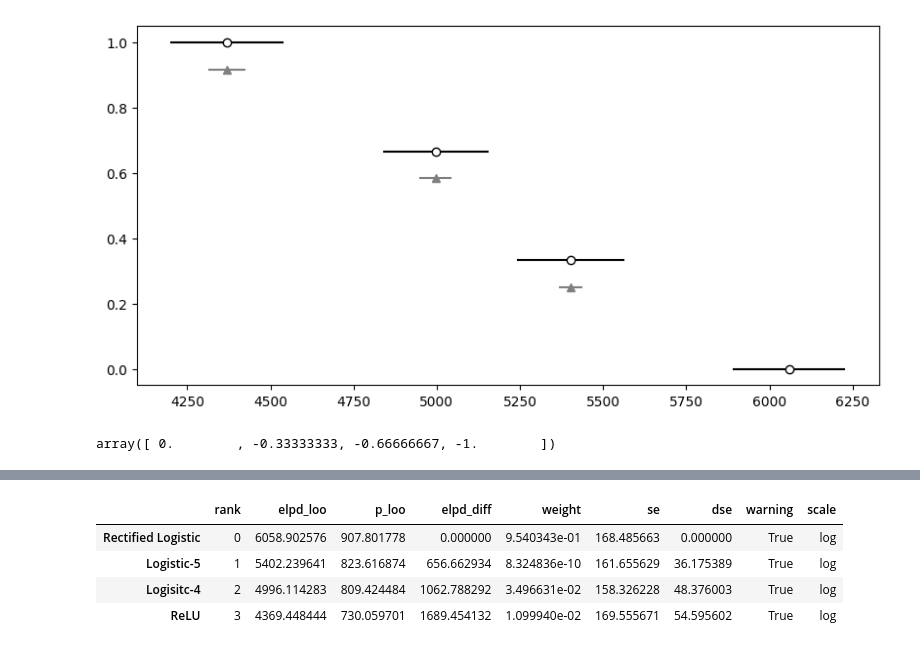
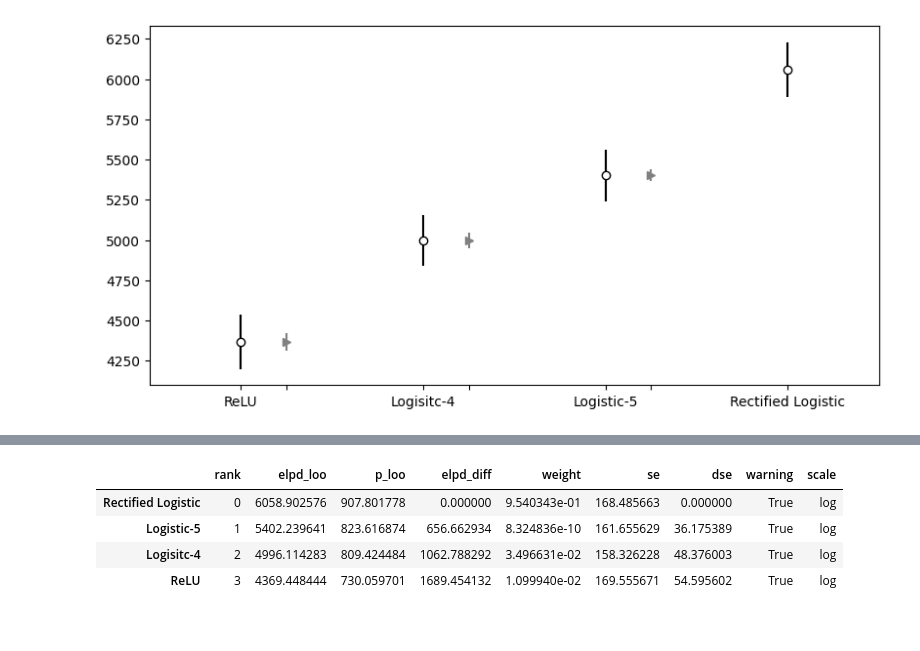
Before and after one commit to hbmep/hbmep-paper, a Jupyter notebook: notebooks/rats/J_RCML_000/fn-comparison/comparison.ipynb, the cells around one changed output, grey strips where cells are left out. Saved outputs shown, nothing was run; the diff lists cells and outputs as text; code cells hidden in the pictures.

Commit message:
finish function and mixture comp. figures

```diff
--- a/notebooks/rats/J_RCML_000/fn-comparison/comparison.ipynb
+++ b/notebooks/rats/J_RCML_000/fn-comparison/comparison.ipynb
@@ -385,9 +441,9 @@ comp_df = compare_dfs["rats"]
 
 # az.plot_compare(comp_df=comp_df, ax=ax, plot_ic_diff=True, plot_standard_error=False)
 ax.errorbar(
-    x=comp_df["elpd_loo"],
-    y=yticks_pos[::2],
-    xerr=comp_df.se,
+    y=comp_df["elpd_loo"],
+    x=yticks_pos[::2],
+    yerr=comp_df.se,
     label="ELPD",
     color="k",
     fmt="o",
@@ -395,18 +451,24 @@ ax.errorbar(
     # mew=linewidth,
     # lw=linewidth,
 )
+
+ax.set_xticks(yticks_pos)
 ax.errorbar(
-    x=comp_df["elpd_loo"].iloc[1:],
-    y=yticks_pos[1::2],
-    xerr=comp_df.dse[1:],
+    y=comp_df["elpd_loo"].iloc[1:],
+    x=yticks_pos[1::2],
+    yerr=comp_df.dse[1:],
     label="ELPD difference",
     color="grey",
-    fmt="^",
+    fmt=">",
     # mew=linewidth,
     # elinewidth=linewidth,
 )
 
-dest = os.path.join(BUILD_DIR, "test.png")
+ax.set_xticklabels(yticks_labels)
+ax.set_xlim(-1 + step, 0 - step)
+# ax.tick_params(labelsize=20)
+
+dest = os.path.join(BUILD_DIR, "test_2.png")
 fig.savefig(dest)
 logger.info(f"Saved to {dest}")
 # %% [output]
@@ -414,6 +476 @@ logger.info(f"Saved to {dest}")
-[figure, old version]
+[figure, new version]
-# %%
-yticks_pos[::2]
-# yticks_pos[1::2]
-# %% [output]
-array([ 0.        , -0.33333333, -0.66666667, -1.        ])
```
Also changed, not shown: parts of 7 cells of this notebook, 1 other file.
